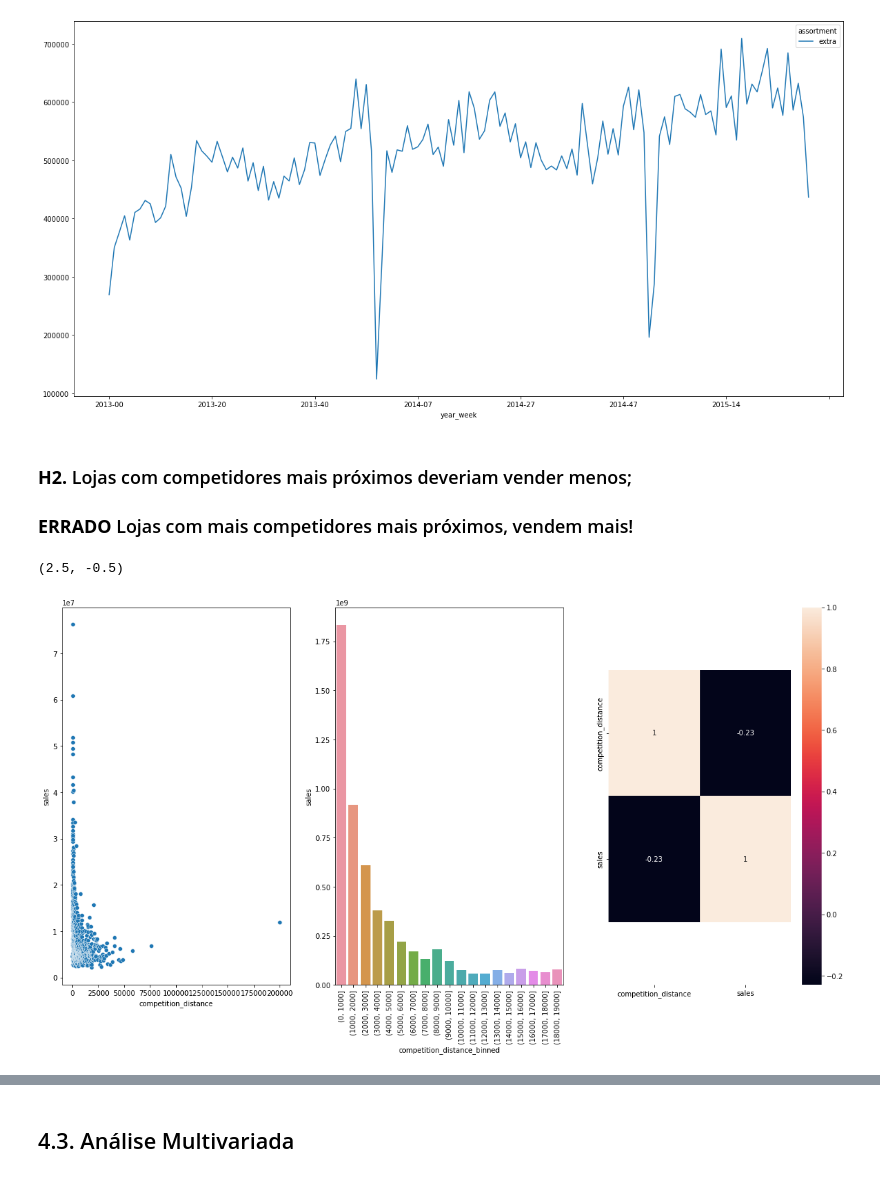
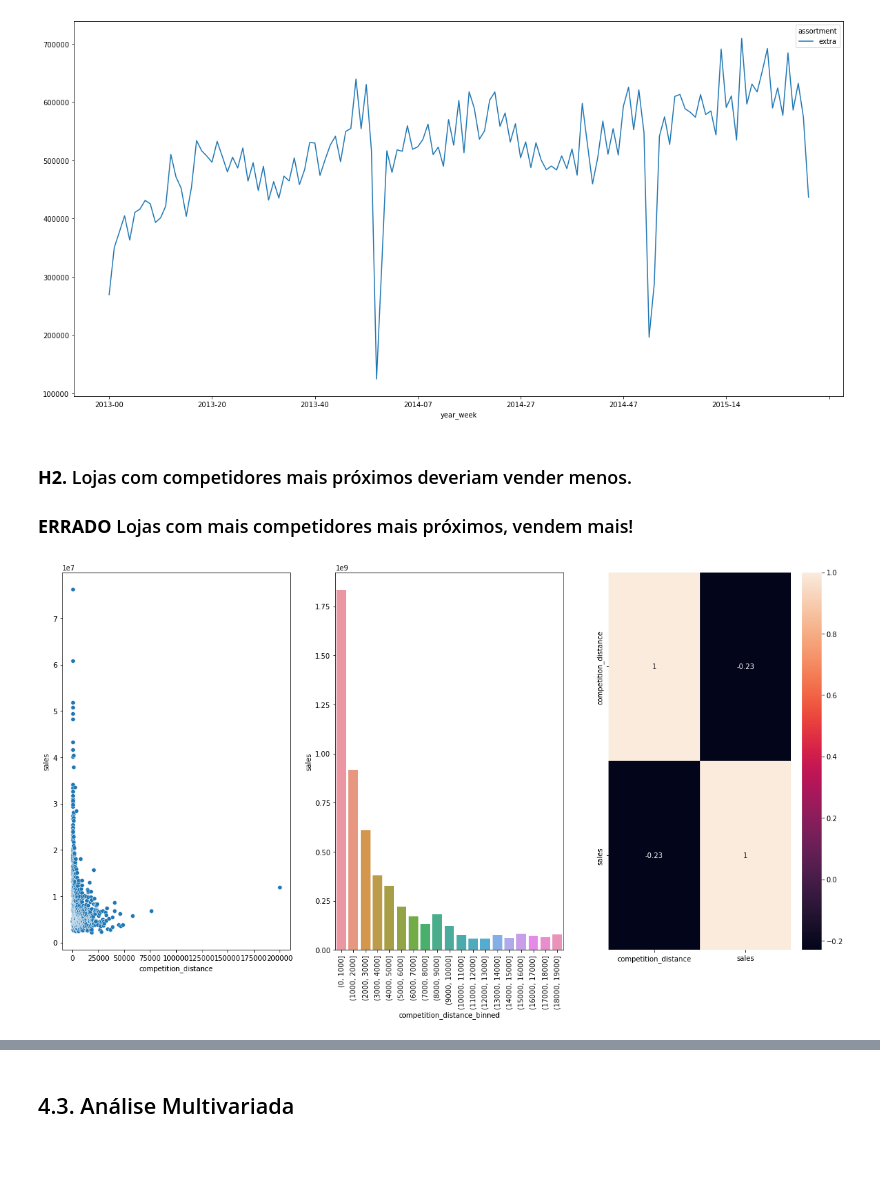
Before and after one commit to joaocortezi/Rossman, a Jupyter notebook: Data.ipynb, the cells around one changed output, grey strips where cells are left out. Drawn from its saved outputs; the diff is of its cells as text; code cells hidden in the pictures.

```diff
--- a/Data.ipynb
+++ b/Data.ipynb
@@ -589,26 +590,23 @@ aux3.pivot( index="year_week", columns="assortment", values="sales").plot()
 [figure]
 # %% [markdown]
 
-### **H2.** Lojas com competidores mais próximos deveriam vender menos;
+### **H2.** Lojas com competidores mais próximos deveriam vender menos.
 ### **ERRADO** Lojas com mais competidores mais próximos, vendem mais!
 # %%
 aux1 = df4[["competition_distance", "sales"]].groupby("competition_distance").sum().reset_index()
 
 plt.subplot(1, 3, 1) # Os competidores estão geralmente mais próximos
 sns.scatterplot(x = "competition_distance", y="sales", data=aux1);
 
 plt.subplot(1, 3, 2) #Quanto mais próximo o competidor, mais vendas.
 bins = list(np.arange( 0, 20000, 1000))
 aux1["competition_distance_binned"] = pd.cut(aux1["competition_distance"], bins=bins)
 aux2 = aux1[["competition_distance_binned", "sales"]].groupby("competition_distance_binned").sum().reset_index()
 sns.barplot (x="competition_distance_binned", y="sales", data=aux2);
 plt.xticks(rotation =90)
 
 plt.subplot(1, 3, 3) #Quanto mais distante o meu competidor está, menor a venda.
 x = sns.heatmap(aux1.corr(method="pearson"), annot = True);
-botton, top = x.get_ylim()
-x.set_ylim( botton+0.5, top-0.5)
 # %% [output]
-(2.5, -0.5)
-[figure, old version]
+[figure, new version]
 # %% [markdown]
```
Also changed, not shown: parts of 16 cells of this notebook, 1 other file.
